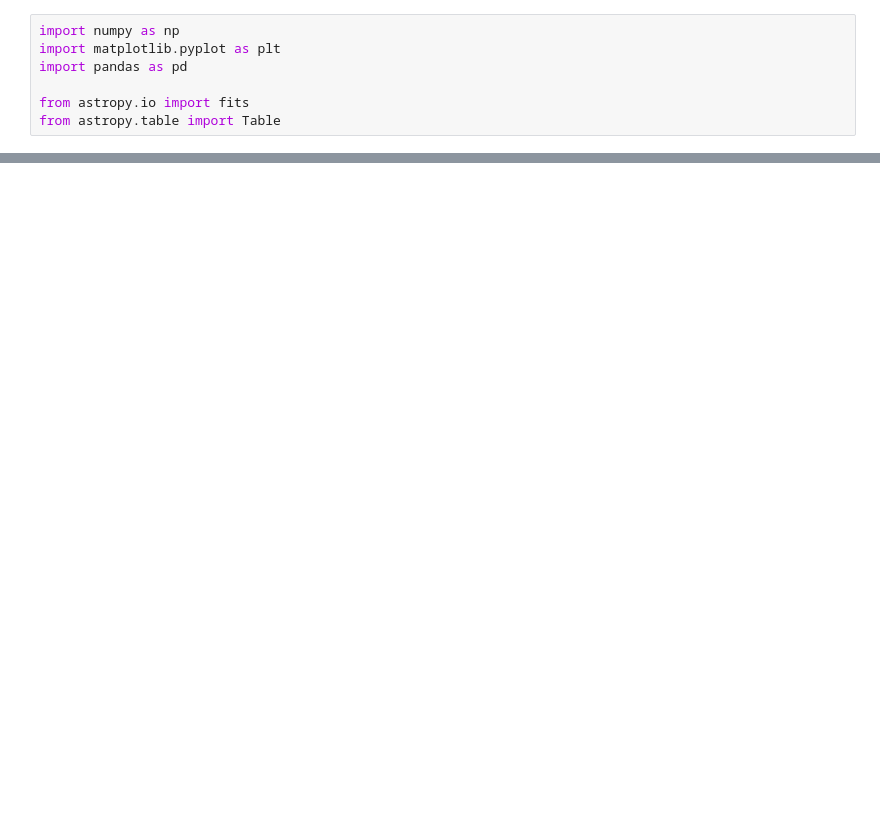
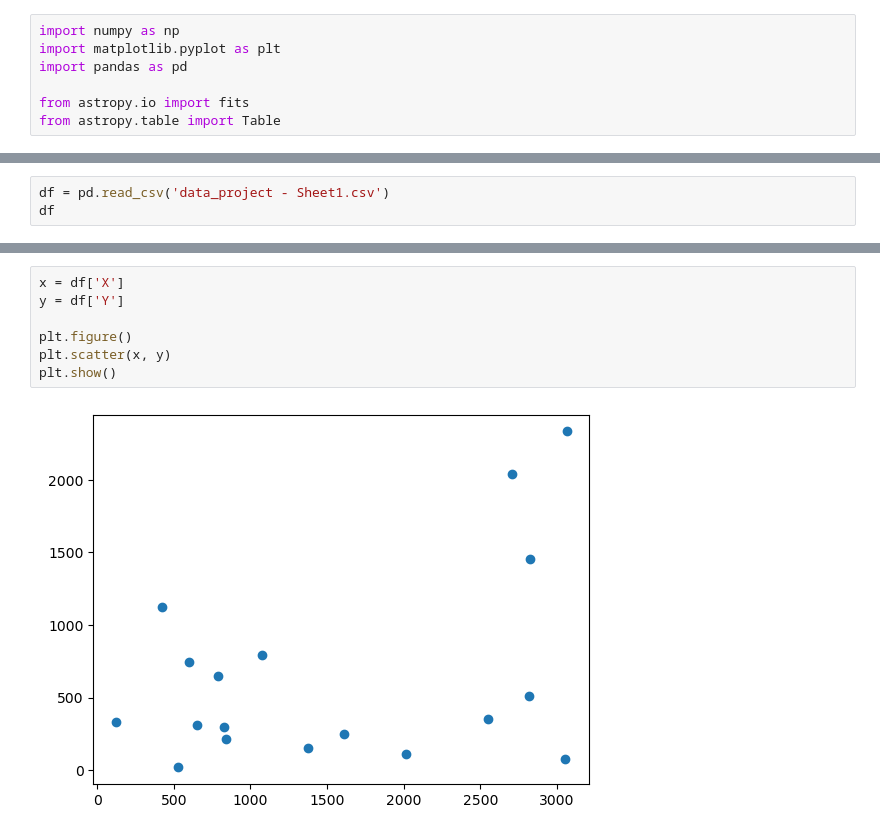
Before and after one commit to annikahattankutter-maker/annika, a Jupyter notebook: final_project/Untitled1.ipynb, the cells around one changed output, grey strips where cells are left out. Cells and saved outputs as stored; diff of their text form; blank space fills up the shorter version.

```diff
--- a/final_project/Untitled1.ipynb
+++ b/final_project/Untitled1.ipynb
@@ -17,0 +17,3 @@ with fits.open('y-arcsec-deflect.fits') as hdul: # package of information
+# %%
+df = pd.read_csv('data_project - Sheet1.csv')
+df
@@ -17,0 +38,9 @@ with fits.open('y-arcsec-deflect.fits') as hdul: # package of information
+# %%
+x = df['X']
+y = df['Y']
+
+plt.figure()
+plt.scatter(x, y)
+plt.show()
+# %% [output]
+[figure, added]
```
Also changed, not shown: parts of 6 cells of this notebook, 8 other files.
